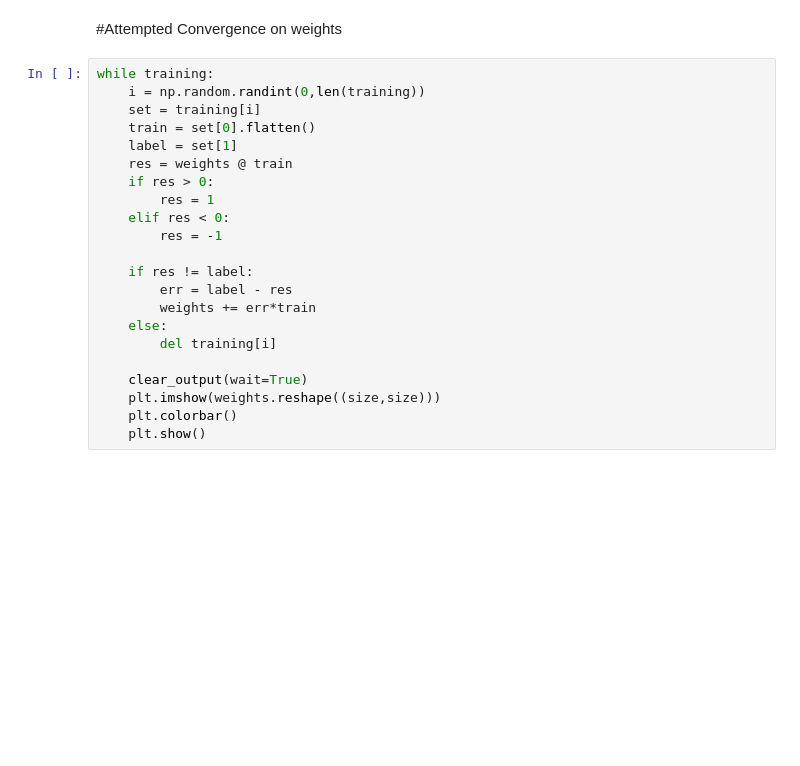
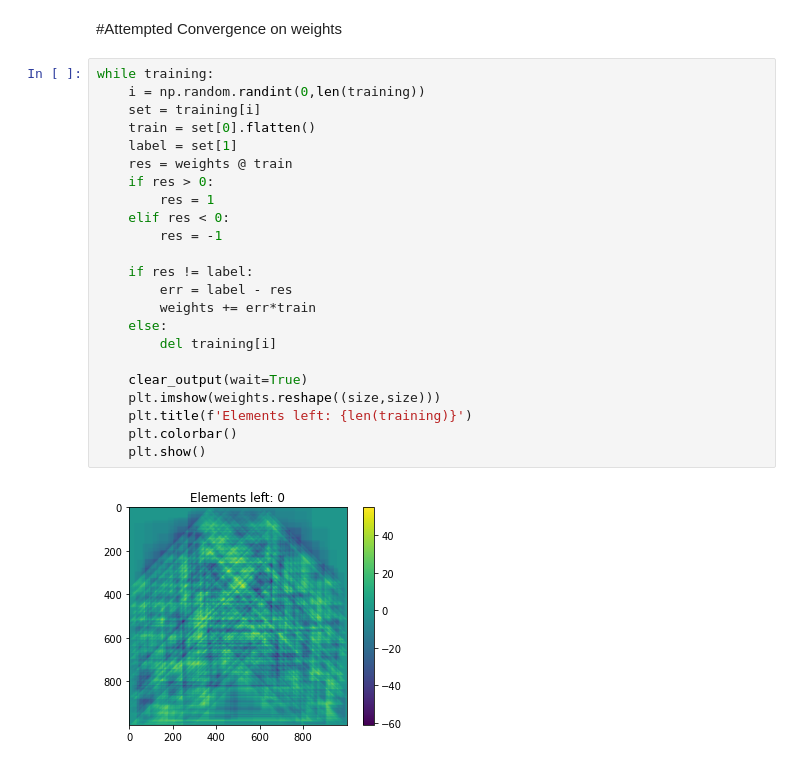
Before and after one commit to JordaanI/SmallPythonProjects, a Jupyter notebook: Perceptron/Percp.ipynb, the cells around one changed output. Drawn from its saved outputs; the diff is of its cells as text; blank space fills up the shorter version.

```diff
--- a/Perceptron/Percp.ipynb
+++ b/Perceptron/Percp.ipynb
@@ -76,22 +77,25 @@ The perceptron guessed 75.0% correct
 # %%
 while training:
     i = np.random.randint(0,len(training))
     set = training[i]
     train = set[0].flatten()
     label = set[1]
     res = weights @ train
     if res > 0:
         res = 1
     elif res < 0:
         res = -1
 
     if res != label:
         err = label - res
         weights += err*train
     else:
         del training[i]
 
     clear_output(wait=True)
     plt.imshow(weights.reshape((size,size)))
+    plt.title(f'Elements left: {len(training)}')
     plt.colorbar()
     plt.show()
+# %% [output]
+[figure, added]
```
Also changed, not shown: parts of 4 cells of this notebook.
